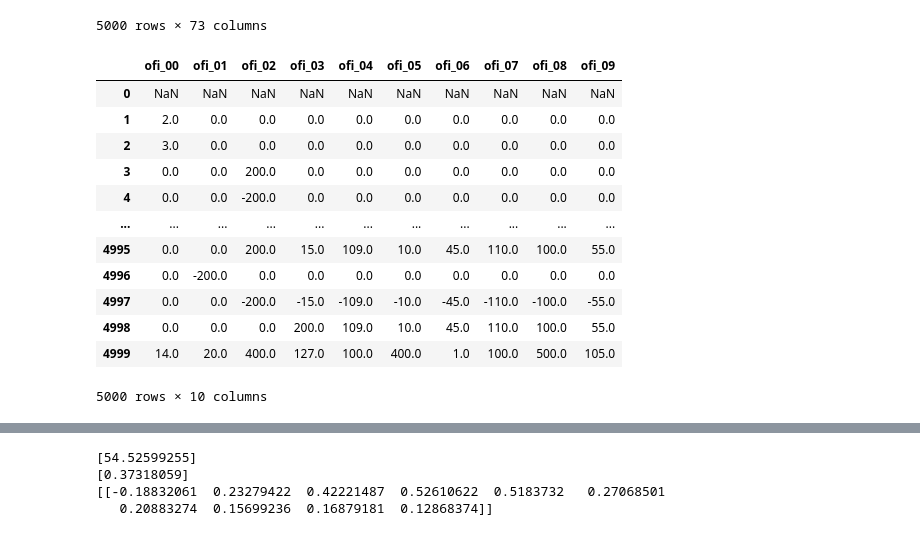
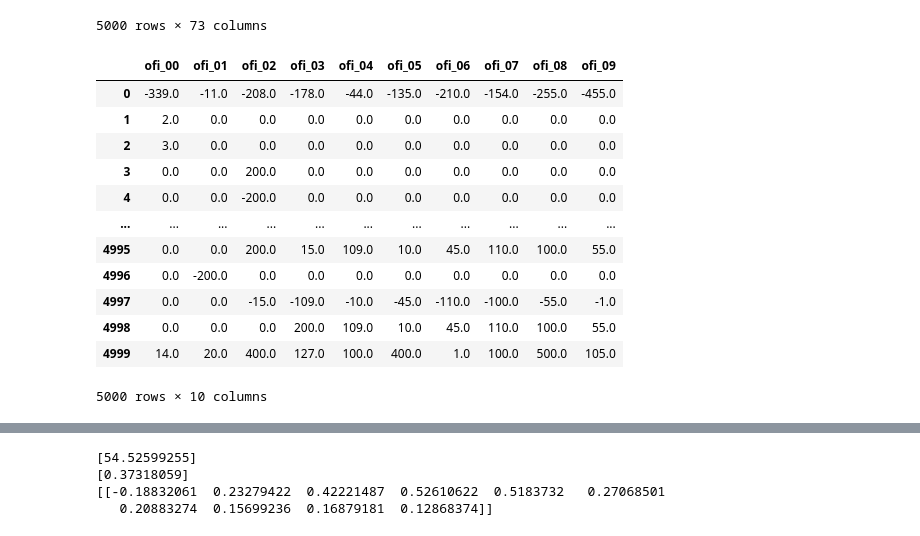
Before and after one commit to badnava-babak/Order-Flow-Imbalance, a Jupyter notebook: main.ipynb, the cells around one changed output, grey strips where cells are left out. Drawn from its saved outputs; the diff is of its cells as text; code cells hidden in the pictures.

```diff
--- a/main.ipynb
+++ b/main.ipynb
@@ -55,34 +53,34 @@ df.set_index("ts_event")  # convenient later
 # %%
 def order_flow_level(side, m):
     """Return OF at level m for either 'bid' or 'ask' side."""
     p = df[f"{side}_px_{m:02d}"]
     q = df[f"{side}_sz_{m:02d}"]
     dp = p.diff()
     dq = q.diff()
 
     if side == "bid":
         of = np.where(dp > 0, q,  # price improved
                       np.where(dp == 0, dq,  # same price, size change
-                               -q.shift()))  # price deteriorated
+                               -q))  # price deteriorated
     else:  # 'ask'
         of = np.where(dp < 0, -q,  # price improved (ask ↓)
                       np.where(dp == 0, dq,
-                               q.shift()))  # price deteriorated (ask ↑)
+                               q))  # price deteriorated (ask ↑)
     return pd.Series(of, index=df.index)
 
 
 for m in lvl:
     df[f"of_bid_{m:02d}"] = order_flow_level("bid", m)
     df[f"of_ask_{m:02d}"] = order_flow_level("ask", m)
     df[f"ofi_{m:02d}"] = df[f"of_bid_{m:02d}"] - df[f"of_ask_{m:02d}"]
 
 # Best Level OFI
 df["ofi_best"] = df["ofi_00"]
 # Multi-Level OFI for each row
 df[[f"ofi_{m:02d}" for m in lvl]]
 # %% [output]
 |  | ofi_00 | ofi_01 | ofi_02 | ofi_03 | ofi_04 | ofi_05 | ofi_06 | ofi_07 | ofi_08 | ofi_09 |
-| 0 | NaN | NaN | NaN | NaN | NaN | NaN | NaN | NaN | NaN | NaN |
+| 0 | -339.0 | -11.0 | -208.0 | -178.0 | -44.0 | -135.0 | -210.0 | -154.0 | -255.0 | -455.0 |
 | 1 | 2.0 | 0.0 | 0.0 | 0.0 | 0.0 | 0.0 | 0.0 | 0.0 | 0.0 | 0.0 |
 | 2 | 3.0 | 0.0 | 0.0 | 0.0 | 0.0 | 0.0 | 0.0 | 0.0 | 0.0 | 0.0 |
 | 3 | 0.0 | 0.0 | 200.0 | 0.0 | 0.0 | 0.0 | 0.0 | 0.0 | 0.0 | 0.0 |
@@ -90,7 +88,7 @@ df[[f"ofi_{m:02d}" for m in lvl]]
 | ... | ... | ... | ... | ... | ... | ... | ... | ... | ... | ... |
 | 4995 | 0.0 | 0.0 | 200.0 | 15.0 | 109.0 | 10.0 | 45.0 | 110.0 | 100.0 | 55.0 |
 | 4996 | 0.0 | -200.0 | 0.0 | 0.0 | 0.0 | 0.0 | 0.0 | 0.0 | 0.0 | 0.0 |
-| 4997 | 0.0 | 0.0 | -200.0 | -15.0 | -109.0 | -10.0 | -45.0 | -110.0 | -100.0 | -55.0 |
+| 4997 | 0.0 | 0.0 | -15.0 | -109.0 | -10.0 | -45.0 | -110.0 | -100.0 | -55.0 | -1.0 |
 | 4998 | 0.0 | 0.0 | 0.0 | 200.0 | 109.0 | 10.0 | 45.0 | 110.0 | 100.0 | 55.0 |
 | 4999 | 14.0 | 20.0 | 400.0 | 127.0 | 100.0 | 400.0 | 1.0 | 100.0 | 500.0 | 105.0 |
 5000 rows × 10 columns
```
Also changed, not shown: parts of 3 cells of this notebook, 1 other file.
